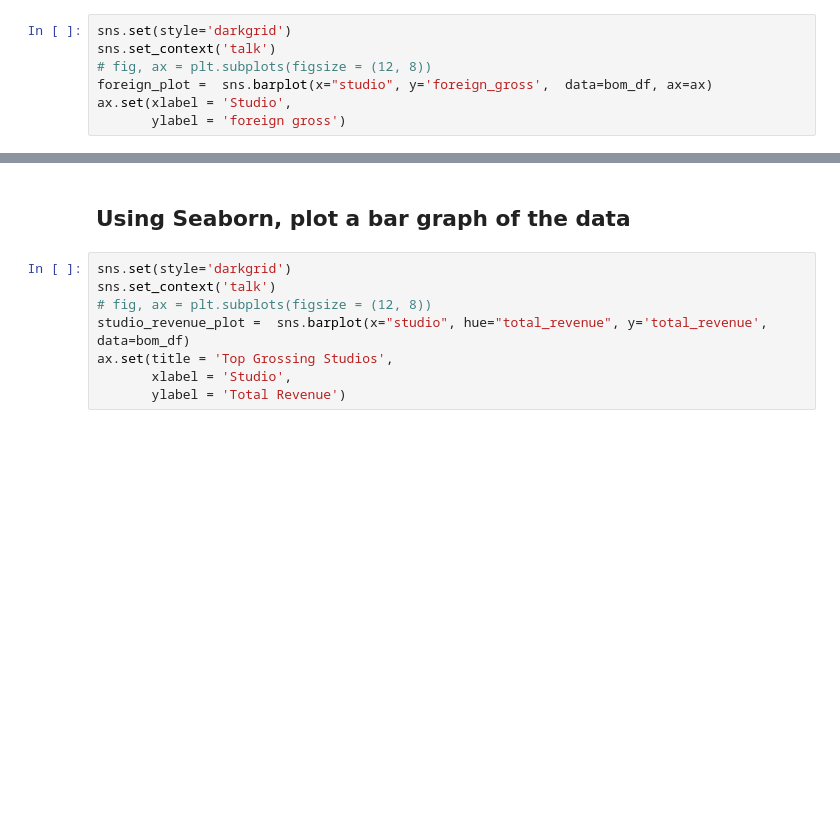
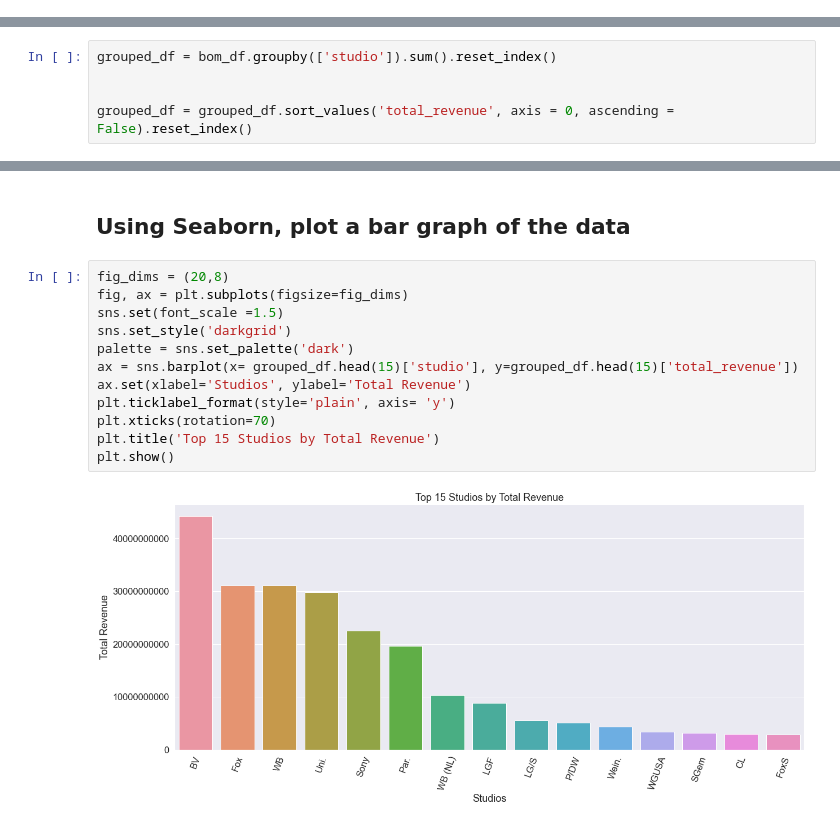
Before and after one commit to data-gab/Analysis-of-the-Film-Industry, a Jupyter notebook: data cleaning for question 3 (phase_1_project).ipynb, the cells around one changed output, grey strips where cells are left out. Drawn from its saved outputs; the diff is of its cells as text; blank space fills up the shorter version.

```diff
--- a/data cleaning for question 3 (phase_1_project).ipynb
+++ b/data cleaning for question 3 (phase_1_project).ipynb
@@ -219,7 +169,0 @@ plt.show()
-# %%
-sns.set(style='darkgrid')
-sns.set_context('talk')
-# fig, ax = plt.subplots(figsize = (12, 8))
-foreign_plot =  sns.barplot(x="studio", y='foreign_gross',  data=bom_df, ax=ax)
-ax.set(xlabel = 'Studio',
-       ylabel = 'foreign gross')
@@ -247,0 +172,5 @@ bom_grouped.head()
+# %%
+grouped_df = bom_df.groupby(['studio']).sum().reset_index()
+
+
+grouped_df = grouped_df.sort_values('total_revenue', axis = 0, ascending = False).reset_index()
@@ -248,10 +188,16 @@ bom_grouped.head()
 # %% [markdown]
 ## Using Seaborn, plot a bar graph of the data
-# %%
-sns.set(style='darkgrid')
-sns.set_context('talk')
-# fig, ax = plt.subplots(figsize = (12, 8))
-studio_revenue_plot =  sns.barplot(x="studio", hue="total_revenue", y='total_revenue',  data=bom_df)
-ax.set(title = 'Top Grossing Studios',
-       xlabel = 'Studio',
-       ylabel = 'Total Revenue')
+# %%
+fig_dims = (20,8)
+fig, ax = plt.subplots(figsize=fig_dims)
+sns.set(font_scale =1.5)
+sns.set_style('darkgrid')
+palette = sns.set_palette('dark')
+ax = sns.barplot(x= grouped_df.head(15)['studio'], y=grouped_df.head(15)['total_revenue'])
+ax.set(xlabel='Studios', ylabel='Total Revenue')
+plt.ticklabel_format(style='plain', axis= 'y')
+plt.xticks(rotation=70)
+plt.title('Top 15 Studios by Total Revenue')
+plt.show()
+# %% [output]
+[figure, added]
```
Also changed, not shown: parts of 13 cells of this notebook, 2 other files.
